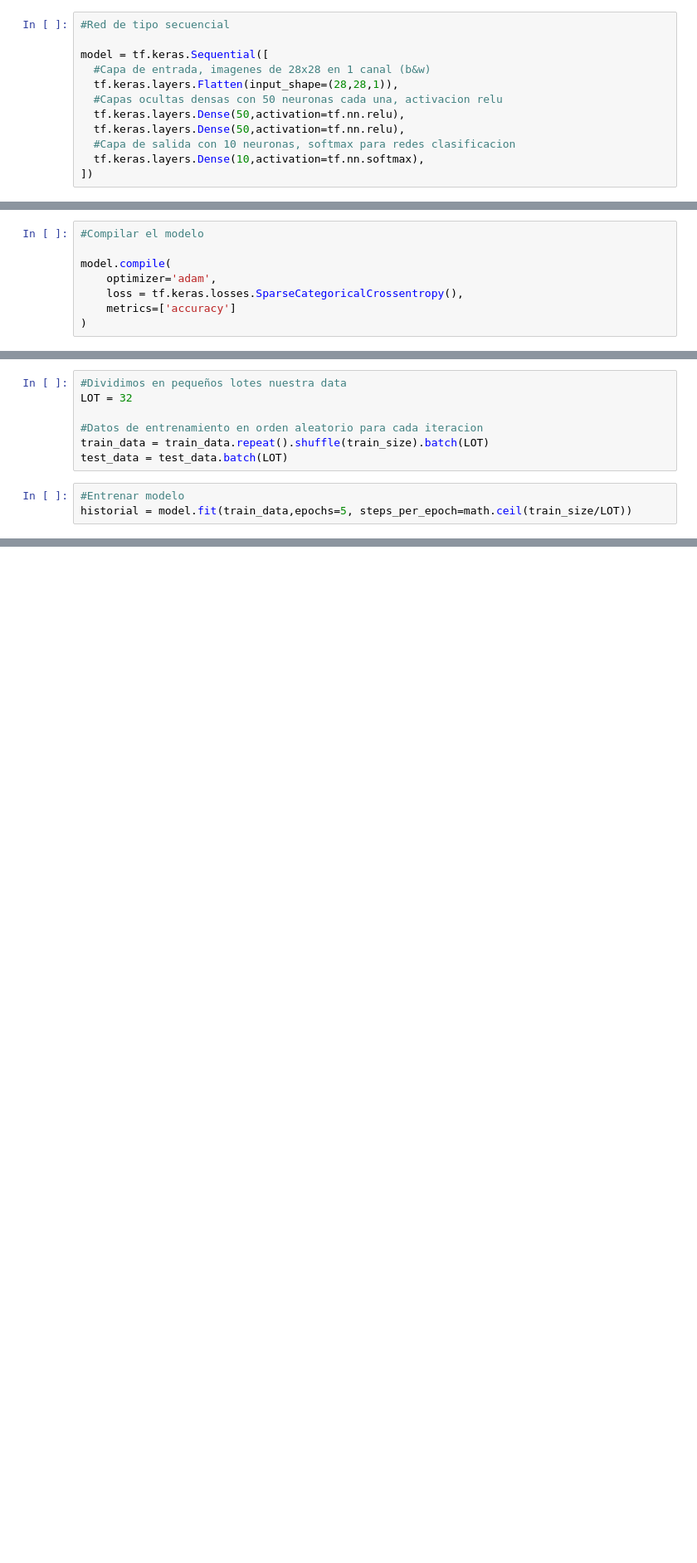
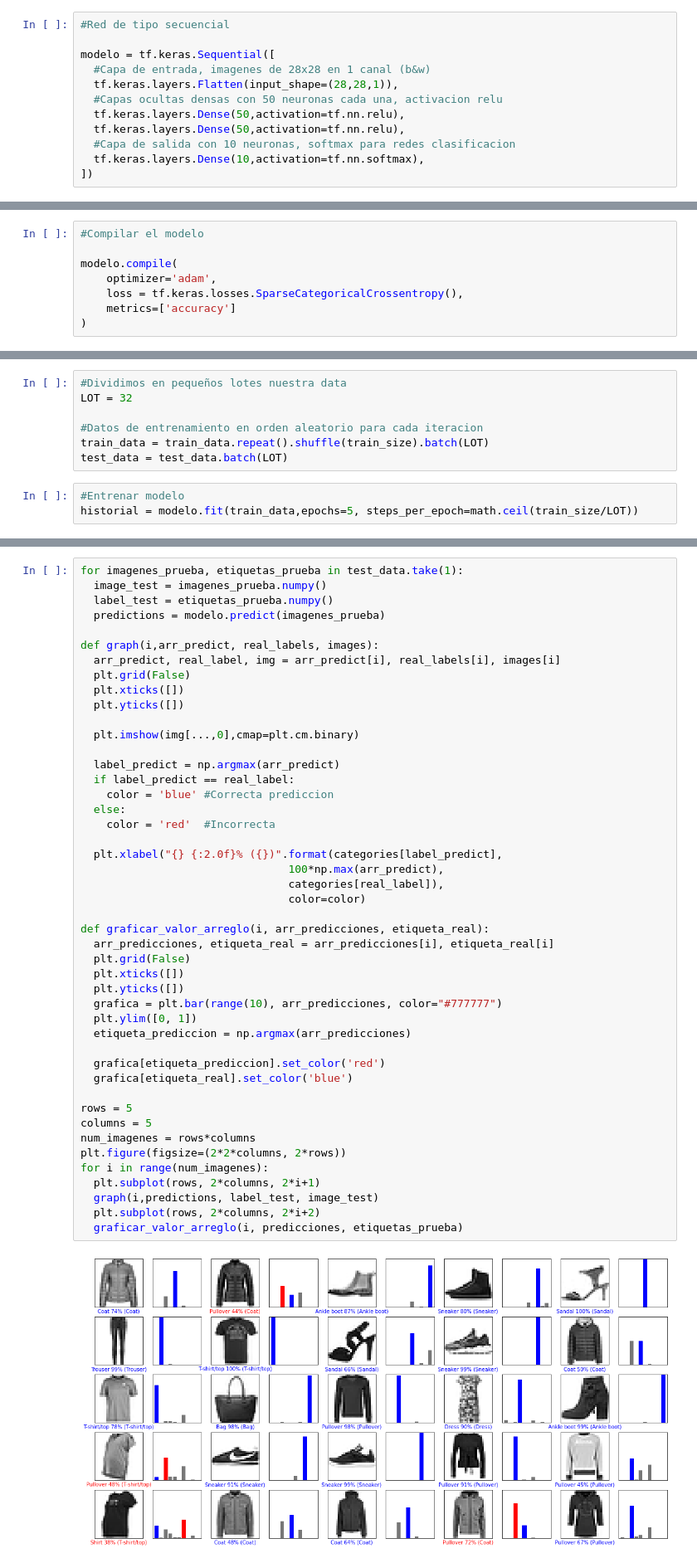
Before and after one commit to hurtado1820/RedesNeuronales, a Jupyter notebook: Clasificador.ipynb, the cells around one changed output, grey strips where cells are left out. Shown: that part at 83% size. Cells and saved outputs as stored; diff of their text form; blank space fills up the shorter version.

Commit message:
Predicción del modelo

```diff
--- a/Clasificador.ipynb
+++ b/Clasificador.ipynb
@@ -109,7 +110,7 @@ plt.show()
 # %%
 #Red de tipo secuencial
 
-model = tf.keras.Sequential([
+modelo = tf.keras.Sequential([
   #Capa de entrada, imagenes de 28x28 en 1 canal (b&w)
   tf.keras.layers.Flatten(input_shape=(28,28,1)),
   #Capas ocultas densas con 50 neuronas cada una, activacion relu
@@ -124,7 +125,7 @@ Al clasificar una imagen le puede asignar valores diferentes en cada categoria,
 # %%
 #Compilar el modelo
 
-model.compile(
+modelo.compile(
     optimizer='adam',
     loss = tf.keras.losses.SparseCategoricalCrossentropy(),
     metrics=['accuracy']
@@ -147,6 +148,6 @@ train_data = train_data.repeat().shuffle(train_size).batch(LOT)
 test_data = test_data.batch(LOT)
 # %%
 #Entrenar modelo
-historial = model.fit(train_data,epochs=5, steps_per_epoch=math.ceil(train_size/LOT))
+historial = modelo.fit(train_data,epochs=5, steps_per_epoch=math.ceil(train_size/LOT))
 # %% [output]
 Epoch 1/5
@@ -169,0 +173,48 @@ plt.plot(historial.history['loss'])
+# %%
+for imagenes_prueba, etiquetas_prueba in test_data.take(1):
+  image_test = imagenes_prueba.numpy()
+  label_test = etiquetas_prueba.numpy()
+  predictions = modelo.predict(imagenes_prueba)
+
+def graph(i,arr_predict, real_labels, images):
+  arr_predict, real_label, img = arr_predict[i], real_labels[i], images[i]
+  plt.grid(False)
+  plt.xticks([])
+  plt.yticks([])
+
+  plt.imshow(img[...,0],cmap=plt.cm.binary)
+
+  label_predict = np.argmax(arr_predict)
+  if label_predict == real_label:
+    color = 'blue' #Correcta prediccion
+  else:
+    color = 'red'  #Incorrecta
+
+  plt.xlabel("{} {:2.0f}% ({})".format(categories[label_predict],
+                                100*np.max(arr_predict),
+                                categories[real_label]),
+                                color=color)
+
+def graficar_valor_arreglo(i, arr_predicciones, etiqueta_real):
+  arr_predicciones, etiqueta_real = arr_predicciones[i], etiqueta_real[i]
+  plt.grid(False)
+  plt.xticks([])
+  plt.yticks([])
+  grafica = plt.bar(range(10), arr_predicciones, color="#777777")
+  plt.ylim([0, 1])
+  etiqueta_prediccion = np.argmax(arr_predicciones)
+
+  grafica[etiqueta_prediccion].set_color('red')
+  grafica[etiqueta_real].set_color('blue')
+
+rows = 5
+columns = 5
+num_imagenes = rows*columns
+plt.figure(figsize=(2*2*columns, 2*rows))
+for i in range(num_imagenes):
+  plt.subplot(rows, 2*columns, 2*i+1)
+  graph(i,predictions, label_test, image_test)
+  plt.subplot(rows, 2*columns, 2*i+2)
+  graficar_valor_arreglo(i, predicciones, etiquetas_prueba)
+# %% [output]
+[figure, added]
```
Also changed, not shown: parts of 3 cells of this notebook.
